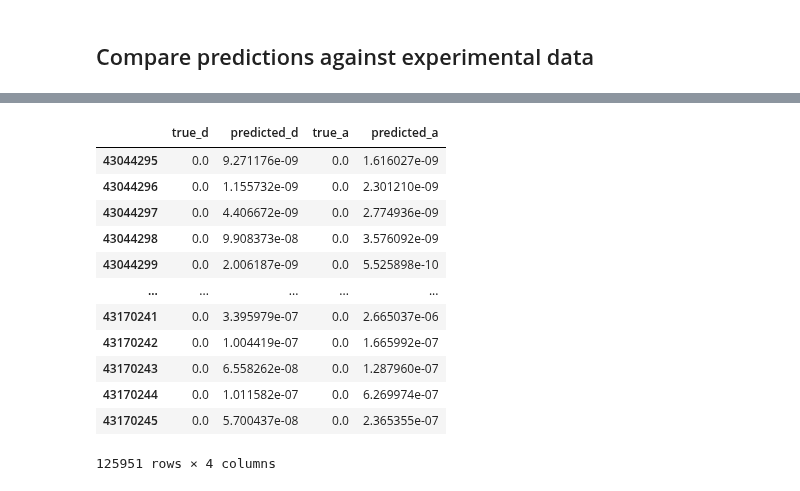
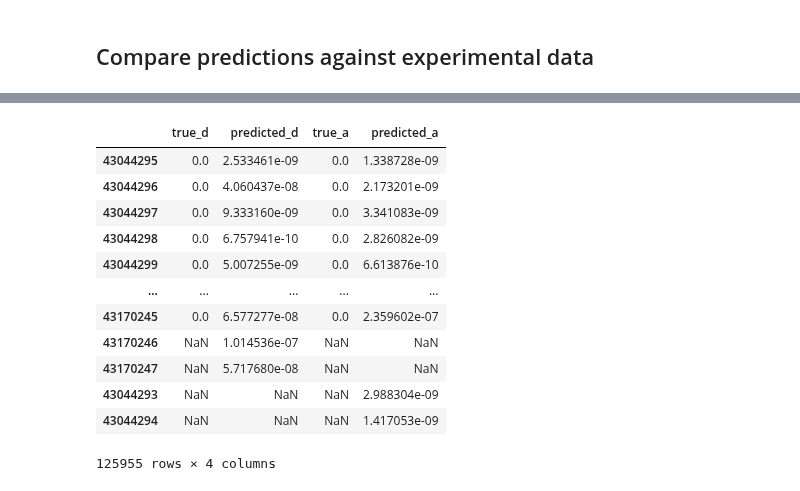
Before and after one commit to jannis-baum/hpi-hoai, a Jupyter notebook: tcga-brca/evaluation.ipynb, the cells around one changed output, grey strips where cells are left out. Cells and saved outputs as stored; diff of their text form; code cells hidden in the pictures.

```diff
--- a/tcga-brca/evaluation.ipynb
+++ b/tcga-brca/evaluation.ipynb
@@ -117,7 +117,8 @@ def get_probabilities(case_id: str, variants: str = 'wgs_pindel'):
     ppd, ppa = (dict[int, float](), dict[int, float]())
     for r, indices in enumerate(var_idx):
         for idx in indices:
-            ppd[idx] = max(ppd[idx], ppd_raw.loc[r]) if idx in ppd else ppd_raw.loc[r]
+            # still have to figure out where the shift by 2 comes from
+            ppd[idx + 2] = max(ppd[idx + 2], ppd_raw.loc[r]) if idx + 2 in ppd else ppd_raw.loc[r]
             ppa[idx] = max(ppa[idx], ppa_raw.loc[r]) if idx in ppa else ppa_raw.loc[r]
     ppd, ppa = (pd.Series(ppd), pd.Series(ppa))
 
@@ -128,6 +129,6 @@ def get_probabilities(case_id: str, variants: str = 'wgs_pindel'):
 
     return pd.concat([tpd, ppd, tpa, ppa], axis=1, keys=['true_d', 'predicted_d', 'true_a', 'predicted_a'])
 # %%
-df = get_probabilities(study_info.index[0])
+df = get_probabilities(study_info.index[2])
 df
 # %% [output]
@@ -140,16 +140,16 @@ WARNING:tensorflow:6 out of the last 6 calls to <function Model.make_predict_fun
 |  | true_d | predicted_d | true_a | predicted_a |
-| 43044295 | 0.0 | 9.271176e-09 | 0.0 | 1.616027e-09 |
-| 43044296 | 0.0 | 1.155732e-09 | 0.0 | 2.301210e-09 |
-| 43044297 | 0.0 | 4.406672e-09 | 0.0 | 2.774936e-09 |
-| 43044298 | 0.0 | 9.908373e-08 | 0.0 | 3.576092e-09 |
-| 43044299 | 0.0 | 2.006187e-09 | 0.0 | 5.525898e-10 |
+| 43044295 | 0.0 | 2.533461e-09 | 0.0 | 1.338728e-09 |
+| 43044296 | 0.0 | 4.060437e-08 | 0.0 | 2.173201e-09 |
+| 43044297 | 0.0 | 9.333160e-09 | 0.0 | 3.341083e-09 |
+| 43044298 | 0.0 | 6.757941e-10 | 0.0 | 2.826082e-09 |
+| 43044299 | 0.0 | 5.007255e-09 | 0.0 | 6.613876e-10 |
 | ... | ... | ... | ... | ... |
-| 43170241 | 0.0 | 3.395979e-07 | 0.0 | 2.665037e-06 |
-| 43170242 | 0.0 | 1.004419e-07 | 0.0 | 1.665992e-07 |
-| 43170243 | 0.0 | 6.558262e-08 | 0.0 | 1.287960e-07 |
-| 43170244 | 0.0 | 1.011582e-07 | 0.0 | 6.269974e-07 |
-| 43170245 | 0.0 | 5.700437e-08 | 0.0 | 2.365355e-07 |
+| 43170245 | 0.0 | 6.577277e-08 | 0.0 | 2.359602e-07 |
+| 43170246 | NaN | 1.014536e-07 | NaN | NaN |
+| 43170247 | NaN | 5.717680e-08 | NaN | NaN |
+| 43044293 | NaN | NaN | NaN | 2.988304e-09 |
+| 43044294 | NaN | NaN | NaN | 1.417053e-09 |
-125951 rows × 4 columns
+125955 rows × 4 columns
 # %%
 # Create the figure and subplots
 fig, (ax1, ax2) = plt.subplots(2, 1, sharex=True, figsize=(16, 9))
```
Also changed, not shown: parts of 3 cells of this notebook.
